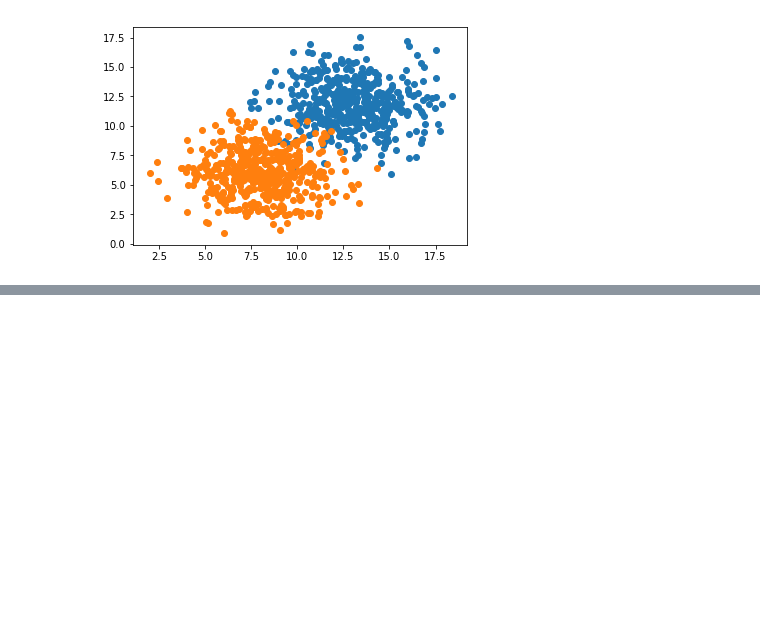
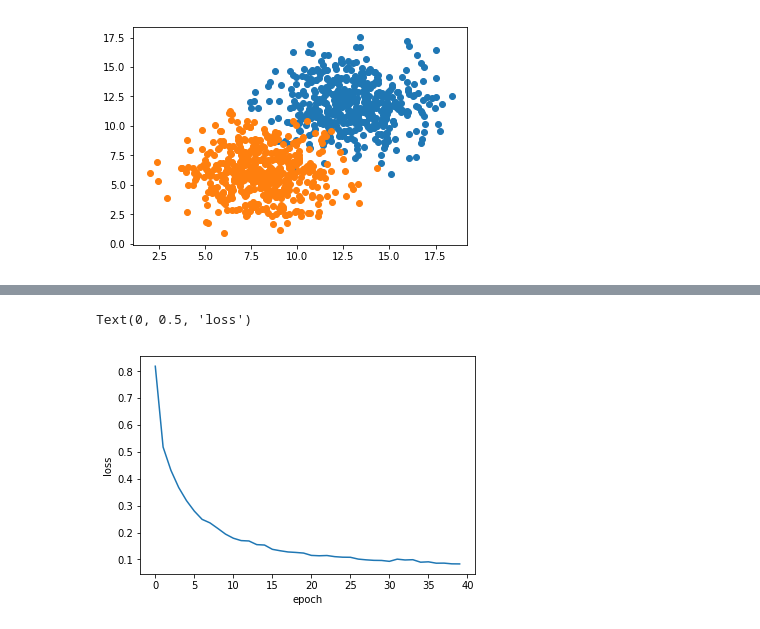
Before and after one commit to ValentinSaulas/self-driving-car-course-udemy, a Jupyter notebook: Keras.ipynb, the cells around one changed output, grey strips where cells are left out. Saved outputs shown, nothing was run; the diff lists cells and outputs as text; code cells hidden in the pictures; blank space fills up the shorter version.

```diff
--- a/Keras.ipynb
+++ b/Keras.ipynb
@@ -19,0 +96,7 @@ import matplotlib.pyplot as plt
+# %%
+plt.plot(history.history["loss"])
+plt.xlabel("epoch")
+plt.ylabel("loss")
+# %% [output]
+Text(0, 0.5, 'loss')
+[figure, added]
```
Also changed, not shown: parts of 13 cells of this notebook.
